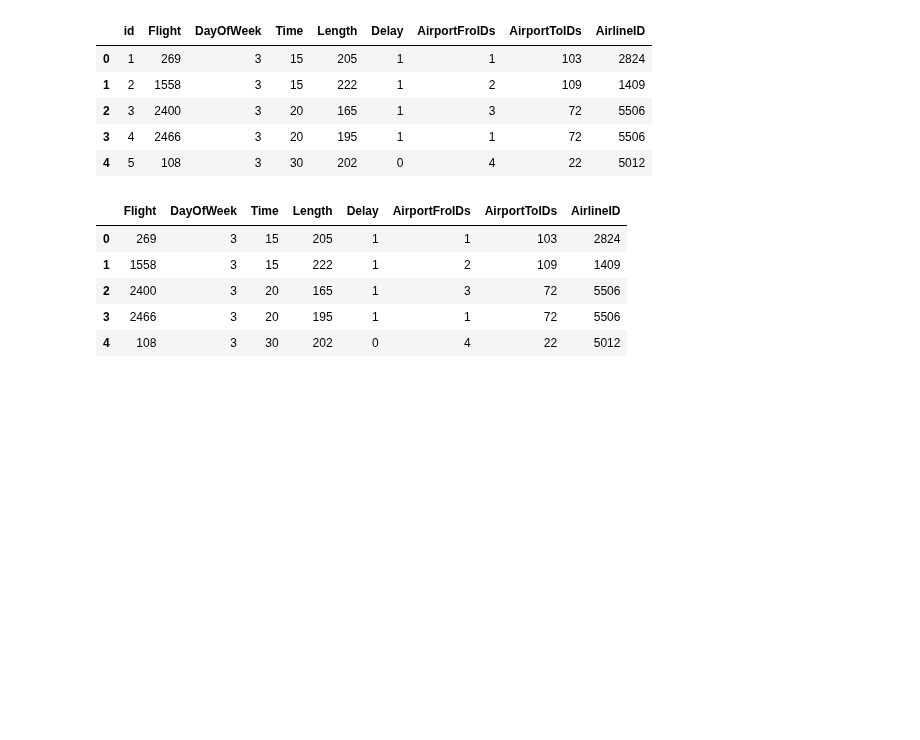
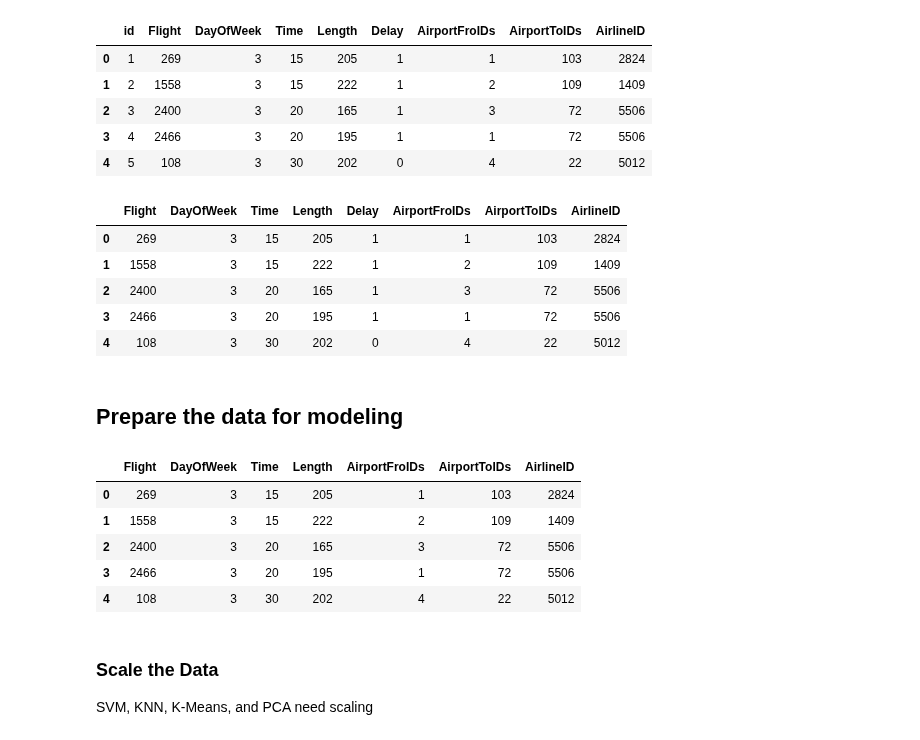
Before and after one commit to stacjstaton/ai-project2-flight-delay-predictions, a Jupyter notebook: example.ipynb, the cells around one changed output. Saved outputs shown, nothing was run; the diff lists cells and outputs as text; code cells hidden in the pictures; blank space fills up the shorter version.

Commit message:
Add training and scaling
Signed-off-by: Jenn Allen <jenn.allen@gmail.com>

```diff
--- a/example.ipynb
+++ b/example.ipynb
@@ -155,3 +156,17 @@ encoded_df.head()
 | 2 | 2400 | 3 | 20 | 165 | 1 | 3 | 72 | 5506 |
 | 3 | 2466 | 3 | 20 | 195 | 1 | 1 | 72 | 5506 |
 | 4 | 108 | 3 | 30 | 202 | 0 | 4 | 22 | 5012 |
+# %% [markdown]
+## Prepare the data for modeling
+# %%
+# Define X for training and testing and drop the Delay column since it's our target
+X = encoded_df.copy()
+X.drop('Delay', axis=1, inplace=True)
+X.head()
+# %% [output]
+|  | Flight | DayOfWeek | Time | Length | AirportFroIDs | AirportToIDs | AirlineID |
+| 0 | 269 | 3 | 15 | 205 | 1 | 103 | 2824 |
+| 1 | 1558 | 3 | 15 | 222 | 2 | 109 | 1409 |
+| 2 | 2400 | 3 | 20 | 165 | 3 | 72 | 5506 |
+| 3 | 2466 | 3 | 20 | 195 | 1 | 72 | 5506 |
+| 4 | 108 | 3 | 30 | 202 | 4 | 22 | 5012 |
@@ -157,0 +179,3 @@ encoded_df.head()
+# %% [markdown]
+### Scale the Data
+SVM, KNN, K-Means, and PCA need scaling
```
Also changed, not shown: parts of 5 cells of this notebook.
